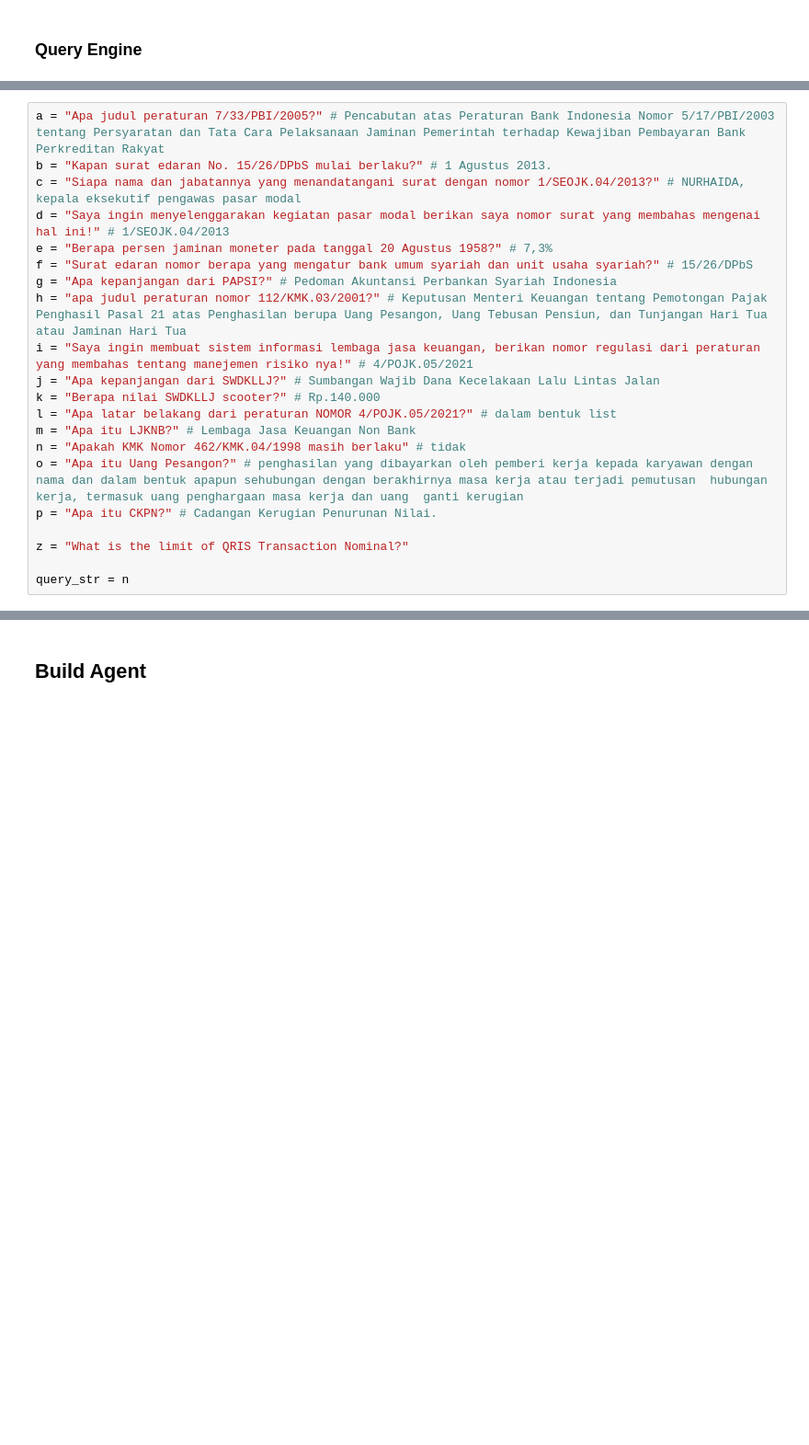
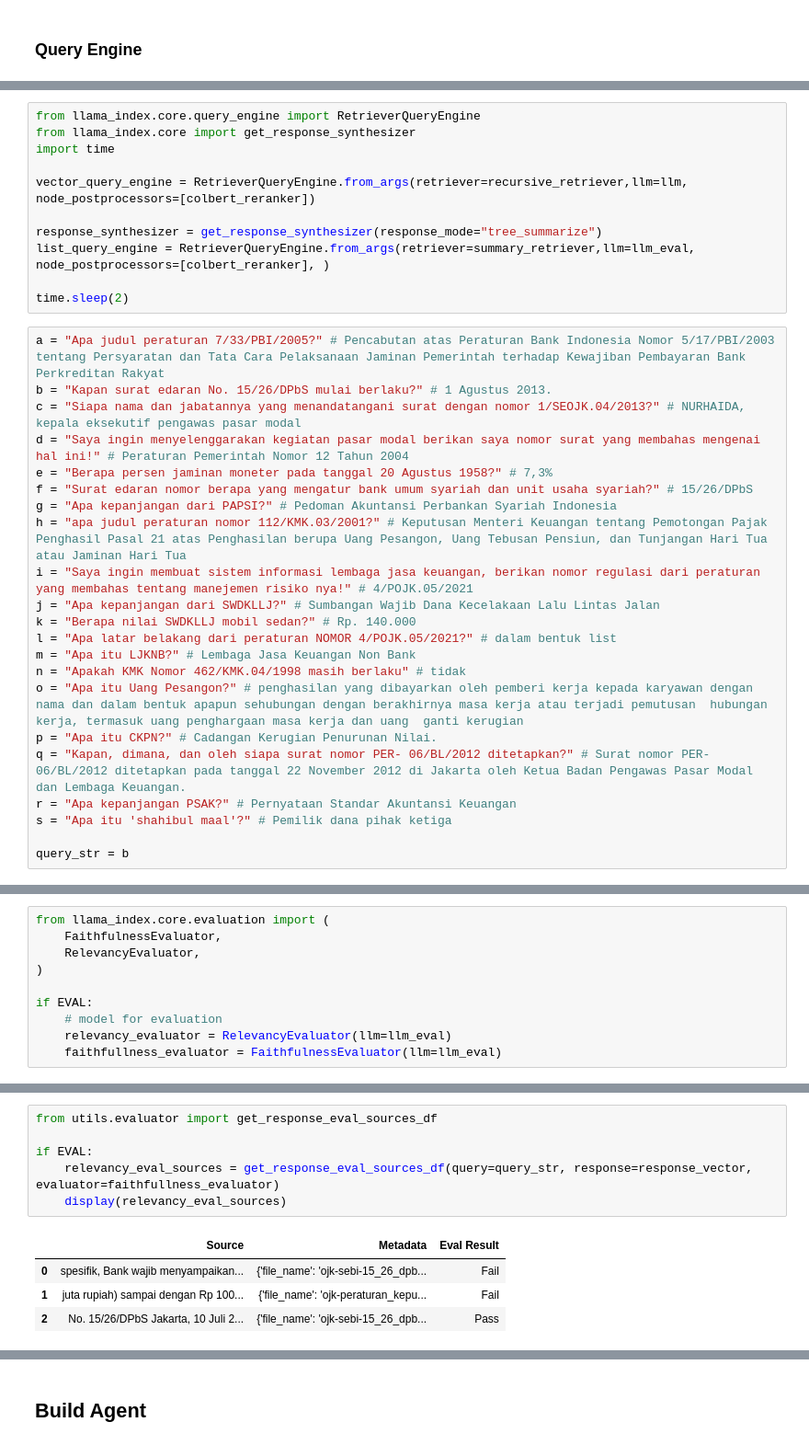
Before and after one commit to xmriz/chatbot-ojk, a Jupyter notebook: main.ipynb, the cells around one changed output, grey strips where cells are left out. Shown: that part at 92% size. Saved outputs shown, nothing was run; the diff lists cells and outputs as text; blank space fills up the shorter version.

```diff
--- a/main.ipynb
+++ b/main.ipynb
@@ -95,21 +123,33 @@ query_engine_all = RetrieverQueryEngine.from_args(retriever=fusion_retriever,llm
+# %%
+from llama_index.core.query_engine import RetrieverQueryEngine
+from llama_index.core import get_response_synthesizer
+import time
+
+vector_query_engine = RetrieverQueryEngine.from_args(retriever=recursive_retriever,llm=llm, node_postprocessors=[colbert_reranker])
+
+response_synthesizer = get_response_synthesizer(response_mode="tree_summarize")
+list_query_engine = RetrieverQueryEngine.from_args(retriever=summary_retriever,llm=llm_eval, node_postprocessors=[colbert_reranker], )
+
+time.sleep(2)
 # %%
 a = "Apa judul peraturan 7/33/PBI/2005?" # Pencabutan atas Peraturan Bank Indonesia Nomor 5/17/PBI/2003 tentang Persyaratan dan Tata Cara Pelaksanaan Jaminan Pemerintah terhadap Kewajiban Pembayaran Bank Perkreditan Rakyat
 b = "Kapan surat edaran No. 15/26/DPbS mulai berlaku?" # 1 Agustus 2013.
 c = "Siapa nama dan jabatannya yang menandatangani surat dengan nomor 1/SEOJK.04/2013?" # NURHAIDA, kepala eksekutif pengawas pasar modal
-d = "Saya ingin menyelenggarakan kegiatan pasar modal berikan saya nomor surat yang membahas mengenai hal ini!" # 1/SEOJK.04/2013
+d = "Saya ingin menyelenggarakan kegiatan pasar modal berikan saya nomor surat yang membahas mengenai hal ini!" # Peraturan Pemerintah Nomor 12 Tahun 2004
 e = "Berapa persen jaminan moneter pada tanggal 20 Agustus 1958?" # 7,3%
 f = "Surat edaran nomor berapa yang mengatur bank umum syariah dan unit usaha syariah?" # 15/26/DPbS
 g = "Apa kepanjangan dari PAPSI?" # Pedoman Akuntansi Perbankan Syariah Indonesia
 h = "apa judul peraturan nomor 112/KMK.03/2001?" # Keputusan Menteri Keuangan tentang Pemotongan Pajak Penghasil Pasal 21 atas Penghasilan berupa Uang Pesangon, Uang Tebusan Pensiun, dan Tunjangan Hari Tua atau Jaminan Hari Tua
 i = "Saya ingin membuat sistem informasi lembaga jasa keuangan, berikan nomor regulasi dari peraturan yang membahas tentang manejemen risiko nya!" # 4/POJK.05/2021
 j = "Apa kepanjangan dari SWDKLLJ?" # Sumbangan Wajib Dana Kecelakaan Lalu Lintas Jalan
-k = "Berapa nilai SWDKLLJ scooter?" # Rp.140.000
+k = "Berapa nilai SWDKLLJ mobil sedan?" # Rp. 140.000
 l = "Apa latar belakang dari peraturan NOMOR 4/POJK.05/2021?" # dalam bentuk list
 m = "Apa itu LJKNB?" # Lembaga Jasa Keuangan Non Bank
 n = "Apakah KMK Nomor 462/KMK.04/1998 masih berlaku" # tidak
 o = "Apa itu Uang Pesangon?" # penghasilan yang dibayarkan oleh pemberi kerja kepada karyawan dengan nama dan dalam bentuk apapun sehubungan dengan berakhirnya masa kerja atau terjadi pemutusan  hubungan kerja, termasuk uang penghargaan masa kerja dan uang  ganti kerugian
 p = "Apa itu CKPN?" # Cadangan Kerugian Penurunan Nilai.
+q = "Kapan, dimana, dan oleh siapa surat nomor PER- 06/BL/2012 ditetapkan?" # Surat nomor PER-06/BL/2012 ditetapkan pada tanggal 22 November 2012 di Jakarta oleh Ketua Badan Pengawas Pasar Modal dan Lembaga Keuangan.
+r = "Apa kepanjangan PSAK?" # Pernyataan Standar Akuntansi Keuangan
+s = "Apa itu 'shahibul maal'?" # Pemilik dana pihak ketiga
 
-z = "What is the limit of QRIS Transaction Nominal?"
-
-query_str = n
+query_str = b
@@ -123,0 +206,10 @@ display_response(response)
+# %%
+from llama_index.core.evaluation import (
+    FaithfulnessEvaluator,
+    RelevancyEvaluator,
+)
+
+if EVAL:
+    # model for evaluation
+    relevancy_evaluator = RelevancyEvaluator(llm=llm_eval)
+    faithfullness_evaluator = FaithfulnessEvaluator(llm=llm_eval)
@@ -123,0 +235,11 @@ display_response(response)
+# %%
+from utils.evaluator import get_response_eval_sources_df
+
+if EVAL:
+    relevancy_eval_sources = get_response_eval_sources_df(query=query_str, response=response_vector, evaluator=faithfullness_evaluator)
+    display(relevancy_eval_sources)
+# %% [output]
+|  | Source | Metadata | Eval Result |
+| 0 | spesifik, Bank wajib menyampaikan... | {'file_name': 'ojk-sebi-15_26_dpb... | Fail |
+| 1 | juta rupiah) sampai dengan Rp 100... | {'file_name': 'ojk-peraturan_kepu... | Fail |
+| 2 | No. 15/26/DPbS Jakarta, 10 Juli 2... | {'file_name': 'ojk-sebi-15_26_dpb... | Pass |
```
Also changed, not shown: parts of 38 cells of this notebook, 21 other files.
